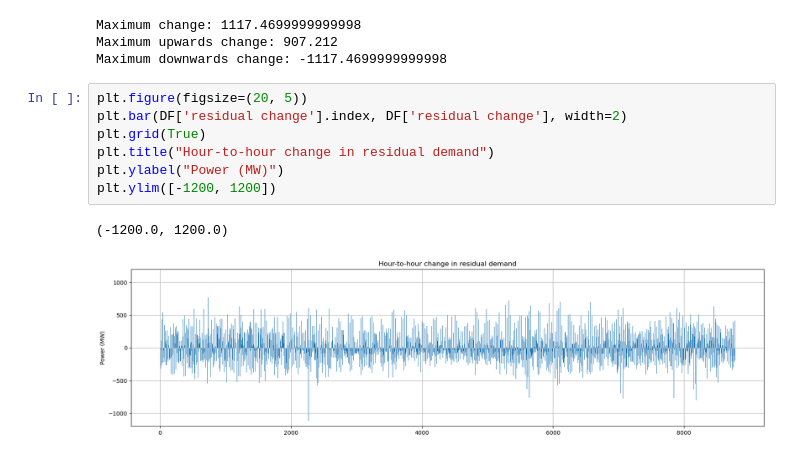
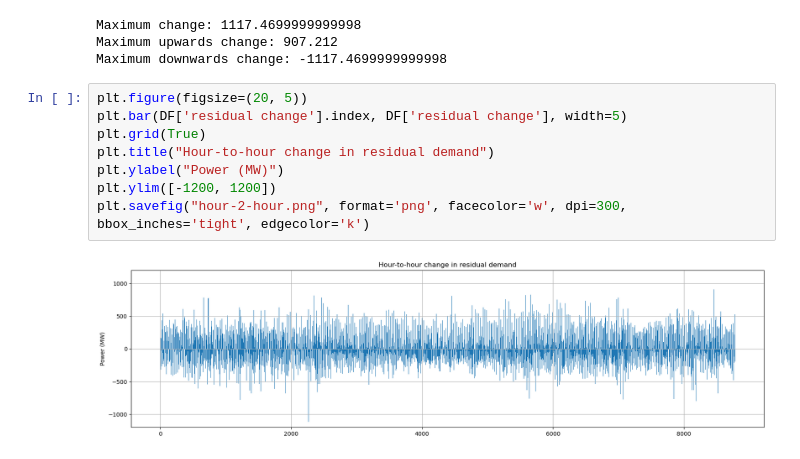
Before and after one commit to avaveriksen/ireland-grid-project, a Jupyter notebook: time-series-analysis/time-series-analysis.ipynb, the cells around one changed output. Saved outputs shown, nothing was run; the diff lists cells and outputs as text.

Commit message:
Hour-to-hour change in demand analysis.

```diff
--- a/time-series-analysis/time-series-analysis.ipynb
+++ b/time-series-analysis/time-series-analysis.ipynb
@@ -488,11 +475,11 @@ Maximum upwards change: 907.212
 Maximum downwards change: -1117.4699999999998
 # %%
 plt.figure(figsize=(20, 5))
-plt.bar(DF['residual change'].index, DF['residual change'], width=2)
+plt.bar(DF['residual change'].index, DF['residual change'], width=5)
 plt.grid(True)
 plt.title("Hour-to-hour change in residual demand")
 plt.ylabel("Power (MW)")
 plt.ylim([-1200, 1200])
+plt.savefig("hour-2-hour.png", format='png', facecolor='w', dpi=300, bbox_inches='tight', edgecolor='k')
 # %% [output]
-(-1200.0, 1200.0)
-[figure, old version]
+[figure, new version]
```
Also changed, not shown: parts of 4 cells of this notebook, 3 other files.
